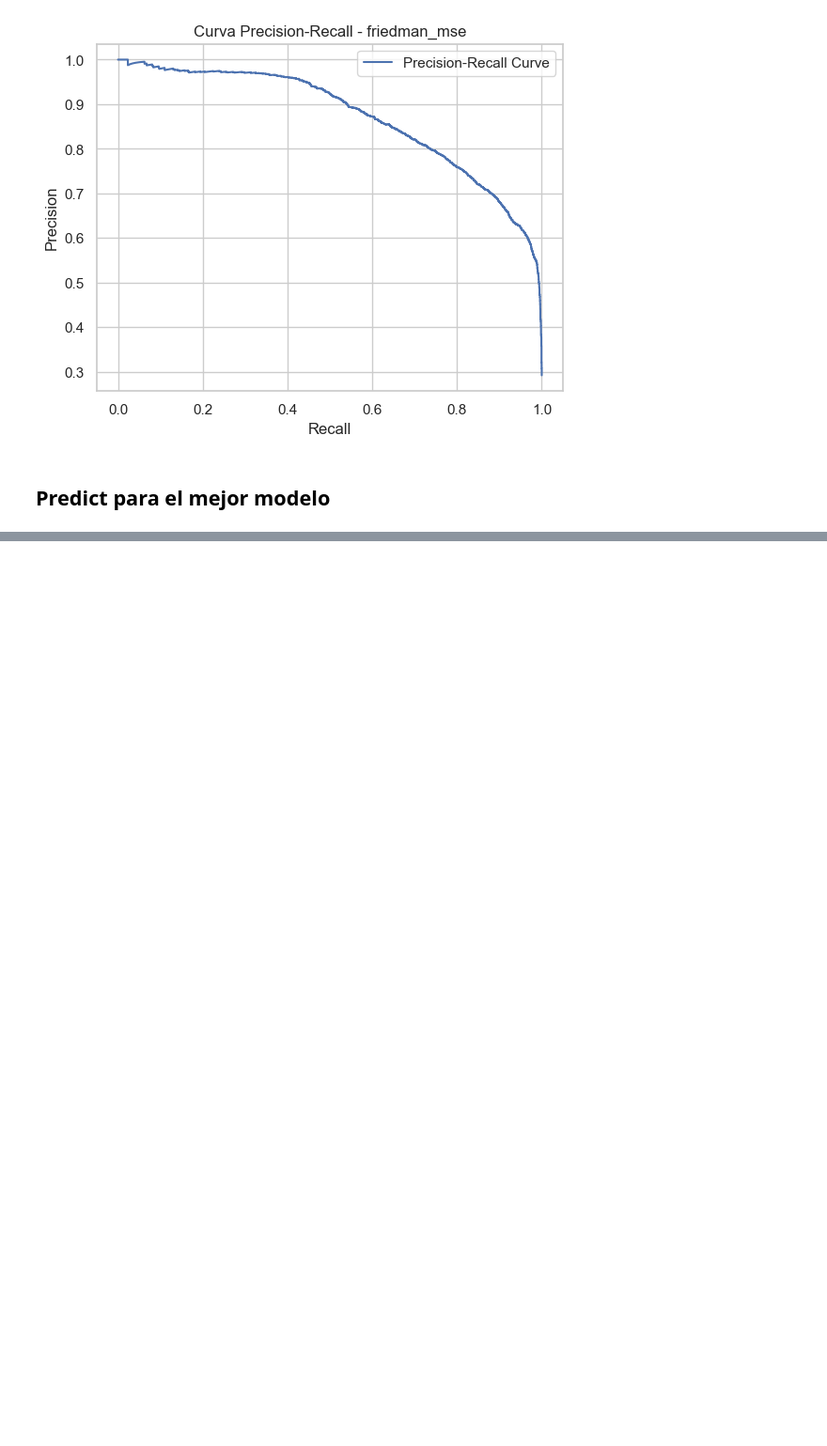
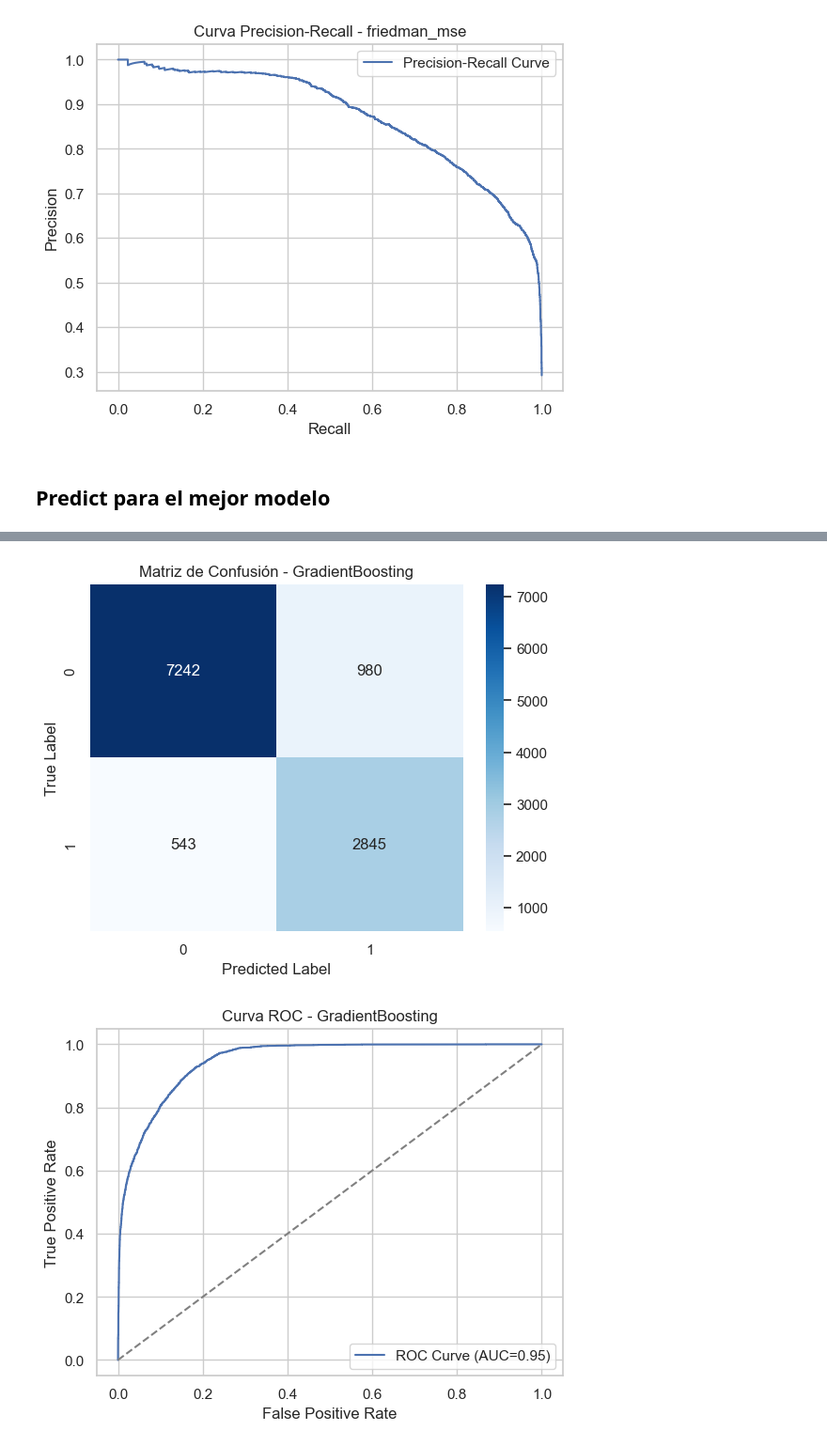
Before and after one commit to Jacobo24/Proyectos_IA, a Jupyter notebook: IA_PROPENSITY_TRAIN.ipynb, the cells around one changed output, grey strips where cells are left out. Shown at 94% size. Cells and saved outputs as stored; diff of their text form; code cells hidden in the pictures; blank space fills up the shorter version.

```diff
--- a/IA_PROPENSITY_TRAIN.ipynb
+++ b/IA_PROPENSITY_TRAIN.ipynb
@@ -1541,3 +1541,36 @@ plt.show()
 ValueError: Invalid parameter 'estimator' for estimator GradientBoostingClassifier(learning_rate=nan, max_depth=10.0,
                            min_samples_leaf=10.0, min_samples_split=10.0,
                            n_estimators=500, random_state=42). Valid parameters are: ['ccp_alpha', 'criterion', 'init', 'learning_rate', 'loss', 'max_depth', 'max_features', 'max_leaf_nodes', 'min_imp ...
+# %%
+# Matriz de Confusión
+cm = confusion_matrix(y_test, y_pred)
+plt.figure()
+sns.heatmap(cm, annot=True, fmt='d', cmap='Blues')
+plt.xlabel('Predicted Label')
+plt.ylabel('True Label')
+plt.title(f'Matriz de Confusión - {best_model_name}')
+plt.show()
+
+# Curva ROC
+fpr, tpr, _ = roc_curve(y_test, y_pred_proba)
+plt.figure()
+plt.plot(fpr, tpr, label=f"ROC Curve (AUC={roc_auc_score(y_test, y_pred_proba):.2f})")
+plt.plot([0, 1], [0, 1], linestyle='--', color='gray')
+plt.xlabel('False Positive Rate')
+plt.ylabel('True Positive Rate')
+plt.title(f'Curva ROC - {best_model_name}')
+plt.legend()
+plt.show()
+
+# Curva Precision-Recall
+precision, recall, _ = precision_recall_curve(y_test, y_pred_proba)
+plt.figure()
+plt.plot(recall, precision, label='Precision-Recall Curve')
+plt.xlabel('Recall')
+plt.ylabel('Precision')
+plt.title(f'Curva Precision-Recall - {best_model_name}')
+plt.legend()
+plt.show()
+# %% [output]
+[figure, added]
+[figure, added]
```
Also changed, not shown: parts of 4 cells of this notebook, 1 other file.
